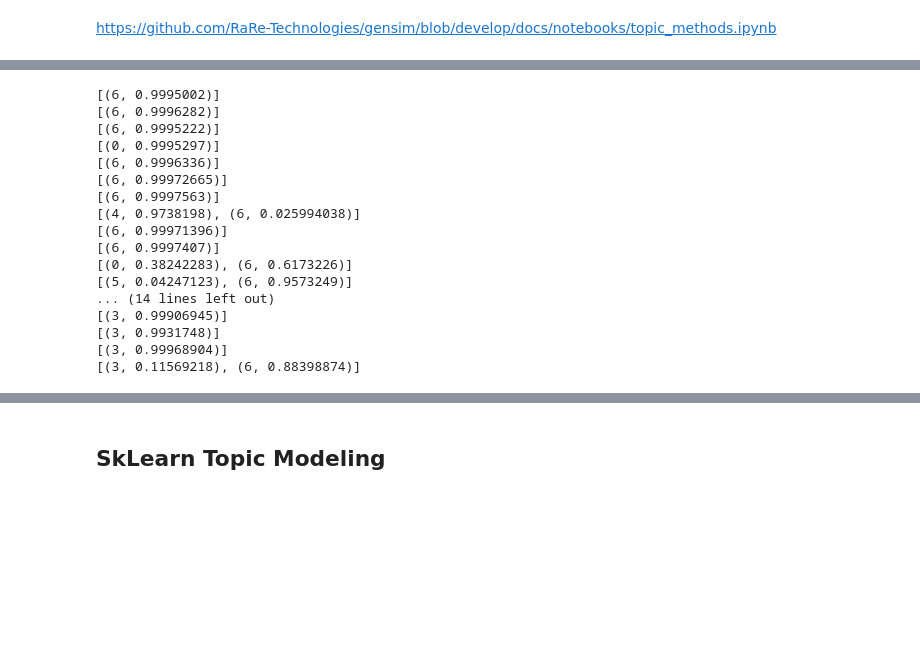
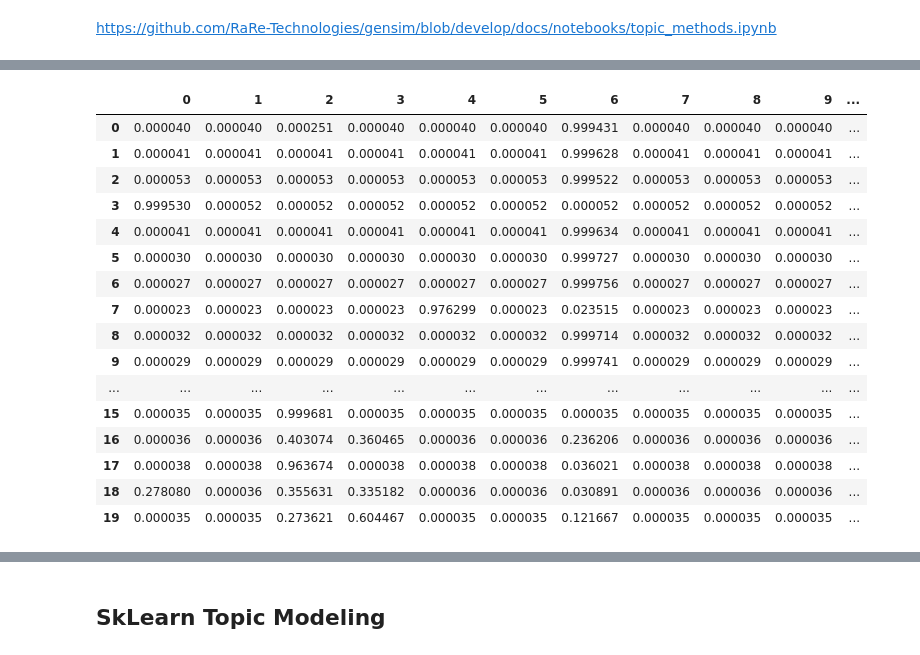
Before and after one commit to jessecambon/Data-Science-Sandbox, a Jupyter notebook: source/state_of_union_v2.ipynb, the cells around one changed output, grey strips where cells are left out. Saved outputs shown, nothing was run; the diff lists cells and outputs as text; code cells hidden in the pictures; blank space fills up the shorter version.

Commit message:
gensim-format

```diff
--- a/source/state_of_union_v2.ipynb
+++ b/source/state_of_union_v2.ipynb
@@ -182,21 +182,25 @@ gensimLDA.show_topics()
-# %%
-for doc in corpus:
-    print(gensimLDA.get_document_topics(doc))
-# %% [output]
-[(6, 0.9995002)]
-[(6, 0.9996282)]
-[(6, 0.9995222)]
-[(0, 0.9995297)]
-[(6, 0.9996336)]
-[(6, 0.99972665)]
-[(6, 0.9997563)]
-[(4, 0.9738198), (6, 0.025994038)]
-[(6, 0.99971396)]
-[(6, 0.9997407)]
-[(0, 0.38242283), (6, 0.6173226)]
-[(5, 0.04247123), (6, 0.9573249)]
-... (14 lines left out)
-[(3, 0.99906945)]
-[(3, 0.9931748)]
-[(3, 0.99968904)]
-[(3, 0.11569218), (6, 0.88398874)]
+# %%
+doc_top_proportions = [ gensimLDA.get_document_topics(doc,minimum_probability=0) for doc in corpus ]
+# %%
+doc_top_probs = pd.DataFrame([[prob for (topic, prob) in prob_tuple] for prob_tuple in doc_top_proportions])
+doc_top_probs['MostCommonTopic'] = doc_top_probs.idxmax(axis=1)
+# %%
+doc_top_probs.head(20)
+# %% [output]
+|  | 0 | 1 | 2 | 3 | 4 | 5 | 6 | 7 | 8 | 9 | ... |
+| 0 | 0.000040 | 0.000040 | 0.000251 | 0.000040 | 0.000040 | 0.000040 | 0.999431 | 0.000040 | 0.000040 | 0.000040 | ... |
+| 1 | 0.000041 | 0.000041 | 0.000041 | 0.000041 | 0.000041 | 0.000041 | 0.999628 | 0.000041 | 0.000041 | 0.000041 | ... |
+| 2 | 0.000053 | 0.000053 | 0.000053 | 0.000053 | 0.000053 | 0.000053 | 0.999522 | 0.000053 | 0.000053 | 0.000053 | ... |
+| 3 | 0.999530 | 0.000052 | 0.000052 | 0.000052 | 0.000052 | 0.000052 | 0.000052 | 0.000052 | 0.000052 | 0.000052 | ... |
+| 4 | 0.000041 | 0.000041 | 0.000041 | 0.000041 | 0.000041 | 0.000041 | 0.999634 | 0.000041 | 0.000041 | 0.000041 | ... |
+| 5 | 0.000030 | 0.000030 | 0.000030 | 0.000030 | 0.000030 | 0.000030 | 0.999727 | 0.000030 | 0.000030 | 0.000030 | ... |
+| 6 | 0.000027 | 0.000027 | 0.000027 | 0.000027 | 0.000027 | 0.000027 | 0.999756 | 0.000027 | 0.000027 | 0.000027 | ... |
+| 7 | 0.000023 | 0.000023 | 0.000023 | 0.000023 | 0.976299 | 0.000023 | 0.023515 | 0.000023 | 0.000023 | 0.000023 | ... |
+| 8 | 0.000032 | 0.000032 | 0.000032 | 0.000032 | 0.000032 | 0.000032 | 0.999714 | 0.000032 | 0.000032 | 0.000032 | ... |
+| 9 | 0.000029 | 0.000029 | 0.000029 | 0.000029 | 0.000029 | 0.000029 | 0.999741 | 0.000029 | 0.000029 | 0.000029 | ... |
+| ... | ... | ... | ... | ... | ... | ... | ... | ... | ... | ... | ... |
+| 15 | 0.000035 | 0.000035 | 0.999681 | 0.000035 | 0.000035 | 0.000035 | 0.000035 | 0.000035 | 0.000035 | 0.000035 | ... |
+| 16 | 0.000036 | 0.000036 | 0.403074 | 0.360465 | 0.000036 | 0.000036 | 0.236206 | 0.000036 | 0.000036 | 0.000036 | ... |
+| 17 | 0.000038 | 0.000038 | 0.963674 | 0.000038 | 0.000038 | 0.000038 | 0.036021 | 0.000038 | 0.000038 | 0.000038 | ... |
+| 18 | 0.278080 | 0.000036 | 0.355631 | 0.335182 | 0.000036 | 0.000036 | 0.030891 | 0.000036 | 0.000036 | 0.000036 | ... |
+| 19 | 0.000035 | 0.000035 | 0.273621 | 0.604467 | 0.000035 | 0.000035 | 0.121667 | 0.000035 | 0.000035 | 0.000035 | ... |
```
Also changed, not shown: parts of 4 cells of this notebook.
